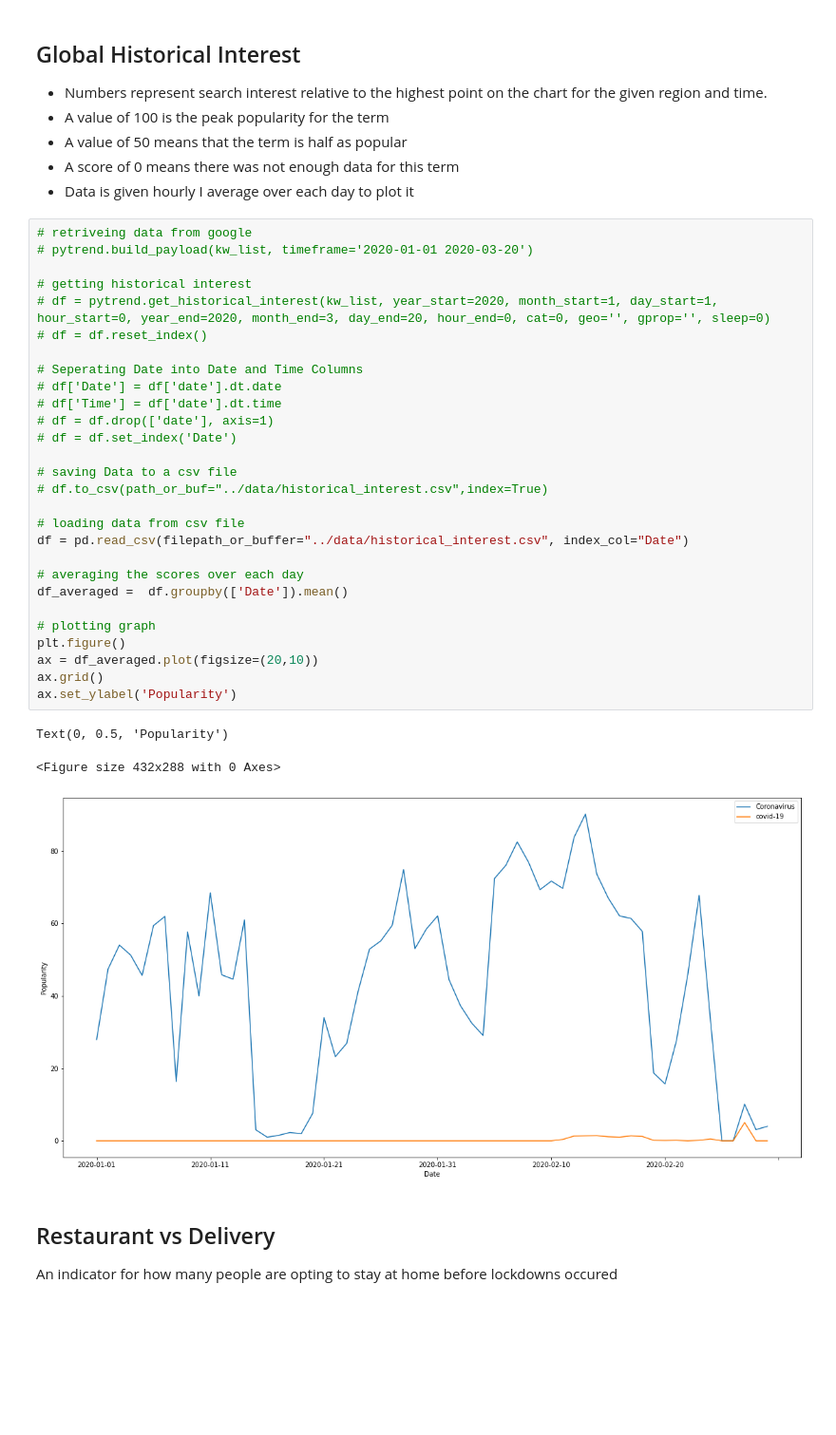
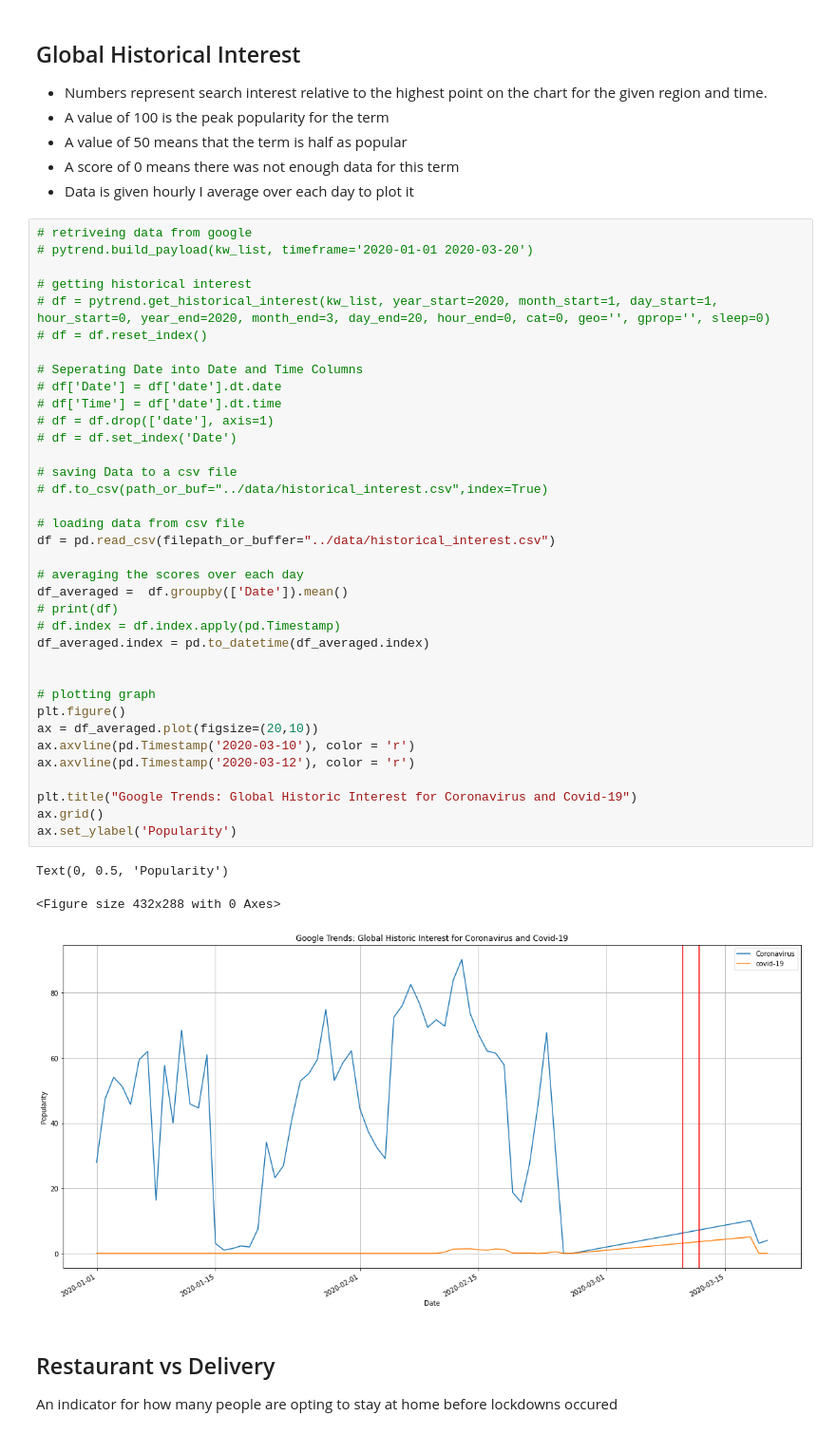
Before and after one commit to wray27/Coronavirus-Sentiment, a Jupyter notebook: notebooks/Sources.ipynb, the cells around one changed output. Shown: that part at 95% size. Saved outputs shown, nothing was run; the diff lists cells and outputs as text; blank space fills up the shorter version.

```diff
--- a/notebooks/Sources.ipynb
+++ b/notebooks/Sources.ipynb
@@ -138,35 +158,43 @@ Zimbabwe                 98         2
 # %%
 # retriveing data from google
 # pytrend.build_payload(kw_list, timeframe='2020-01-01 2020-03-20')
 
 # getting historical interest
 # df = pytrend.get_historical_interest(kw_list, year_start=2020, month_start=1, day_start=1, hour_start=0, year_end=2020, month_end=3, day_end=20, hour_end=0, cat=0, geo='', gprop='', sleep=0)
 # df = df.reset_index()
 
 # Seperating Date into Date and Time Columns
 # df['Date'] = df['date'].dt.date
 # df['Time'] = df['date'].dt.time
 # df = df.drop(['date'], axis=1)
 # df = df.set_index('Date')
 
 # saving Data to a csv file
 # df.to_csv(path_or_buf="../data/historical_interest.csv",index=True)
 
 # loading data from csv file
-df = pd.read_csv(filepath_or_buffer="../data/historical_interest.csv", index_col="Date")
+df = pd.read_csv(filepath_or_buffer="../data/historical_interest.csv")
 
 # averaging the scores over each day
 df_averaged =  df.groupby(['Date']).mean()
+# print(df)
+# df.index = df.index.apply(pd.Timestamp)
+df_averaged.index = pd.to_datetime(df_averaged.index)
+
 
 # plotting graph
 plt.figure()
 ax = df_averaged.plot(figsize=(20,10))
+ax.axvline(pd.Timestamp('2020-03-10'), color = 'r')
+ax.axvline(pd.Timestamp('2020-03-12'), color = 'r')
+
+plt.title("Google Trends: Global Historic Interest for Coronavirus and Covid-19")
 ax.grid()
 ax.set_ylabel('Popularity')
 # %% [output]
 Text(0, 0.5, 'Popularity')
 <Figure size 432x288 with 0 Axes>
-[figure, old version]
+[figure, new version]
 # %% [markdown]
 ## Restaurant vs Delivery
 
```
Also changed, not shown: parts of 3 cells of this notebook, 5 other files.
